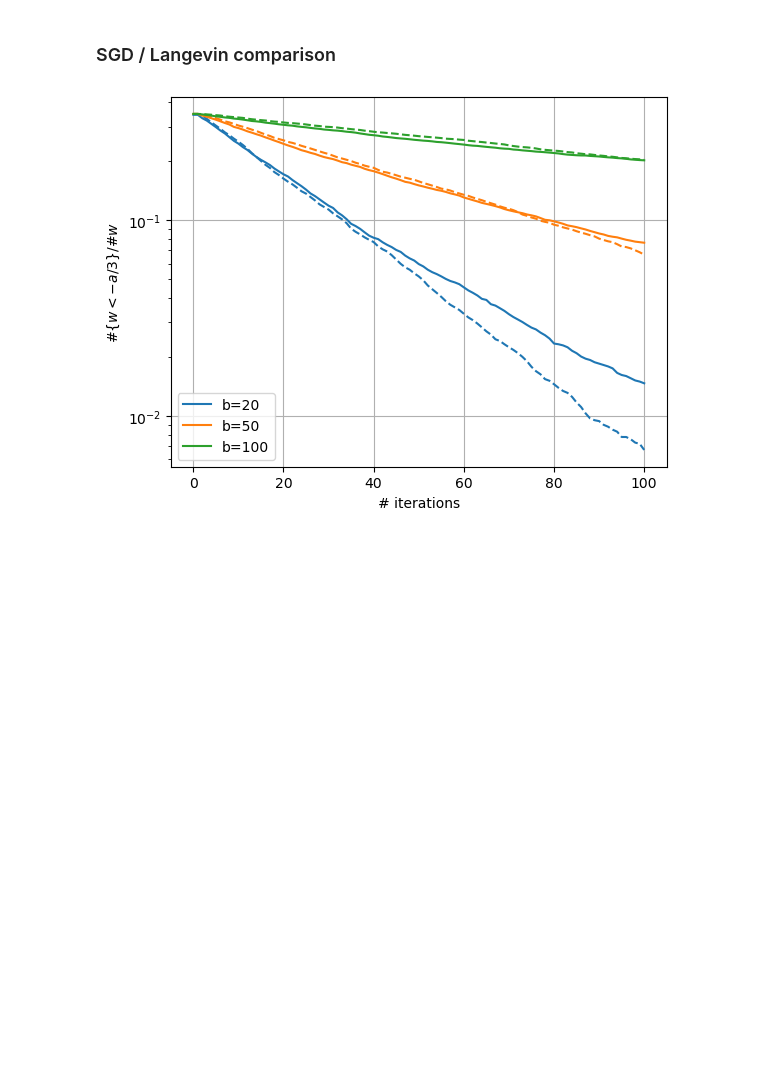
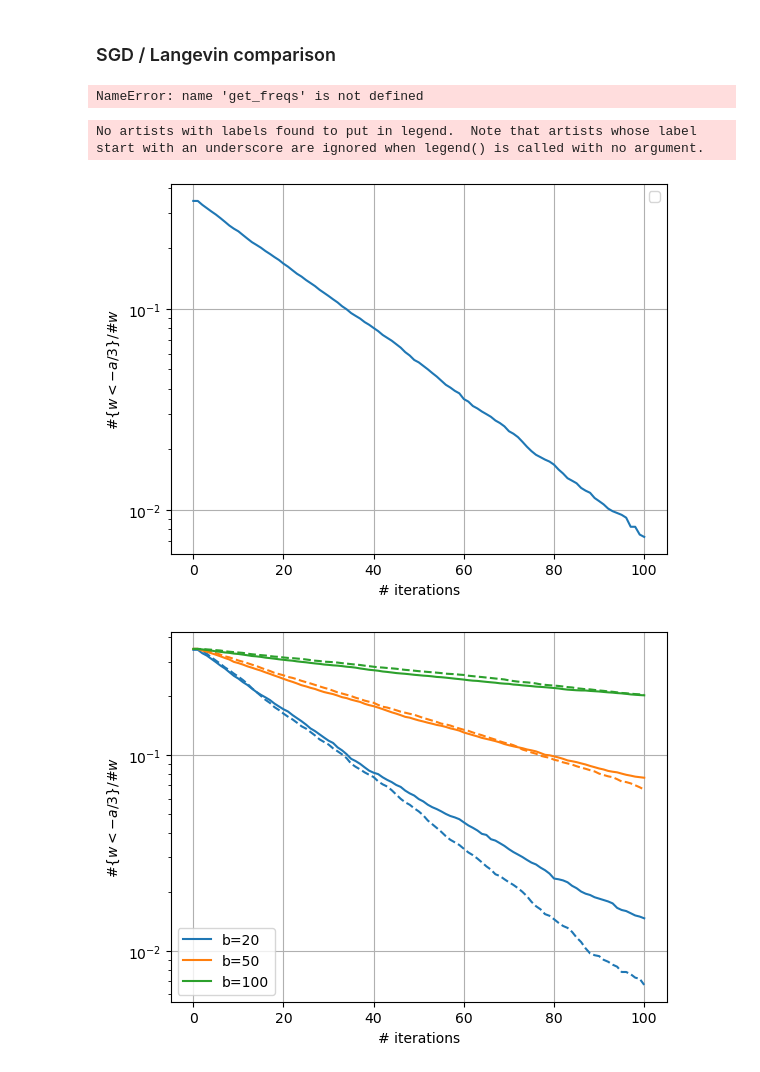
Before and after one commit to gcorlouer/sgd_on_singularities, a Jupyter notebook: experiments/SGD_Langevin_FP_comparison.ipynb, the cells around one changed output. Saved outputs shown, nothing was run; the diff lists cells and outputs as text; code cells hidden in the pictures; blank space fills up the shorter version.

```diff
--- a/experiments/SGD_Langevin_FP_comparison.ipynb
+++ b/experiments/SGD_Langevin_FP_comparison.ipynb
@@ -391,10 +446,10 @@ lr = .01
 nsteps = 100
 nseeds = 10**4
 ws_lang = []
-nsamp = 10**3
+nsamp = 10**4
 ws_sgd = []
-bs = [20,50,100]
+bs = [20]
 for b in bs:
     ws_sgd.append(np.array([get_SGD_data_singular(stde, lr, b, nsamp, nsteps, seed, a) for seed in range(nseeds)]))
-
-freq_sgd = get_freqs(ws_sgd, a)
+# %% [output]
+NameError: name 'get_freqs' is not defined
@@ -401,3 +460,16 @@ freq_sgd = get_freqs(ws_sgd, a)
+# %%
+fig, ax = plt.subplots()
+plt.plot(freq_sgd[0], '-')
+ax.set_yscale('log')
+plt.legend()
+plt.grid()
+plt.xlabel('# iterations')
+plt.ylabel(r'$\#\{w < -a/3\}/\#{} w$')
+plt.savefig('lang_sgd_escaperate.png', bbox_inches='tight')
+plt.show()
+# %% [output]
+No artists with labels found to put in legend.  Note that artists whose label start with an underscore are ignored when legend() is called with no argument.
+[figure, added]
 # %%
 """
 Langevin
```
Also changed, not shown: parts of 10 cells of this notebook.
